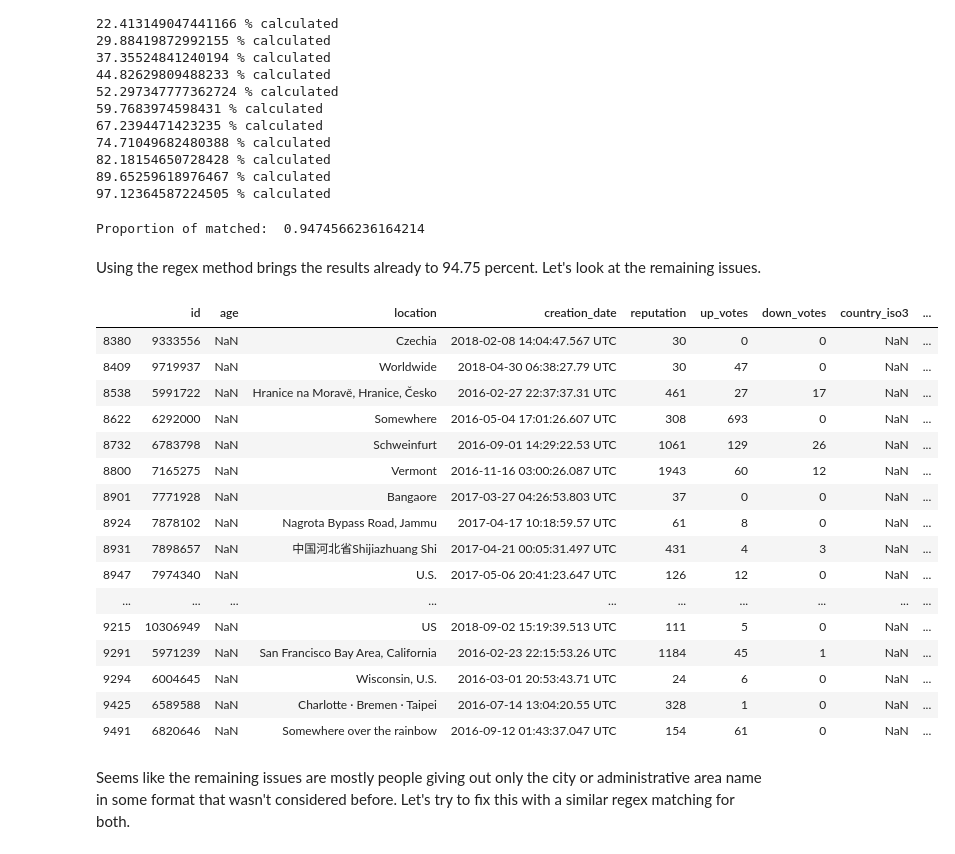
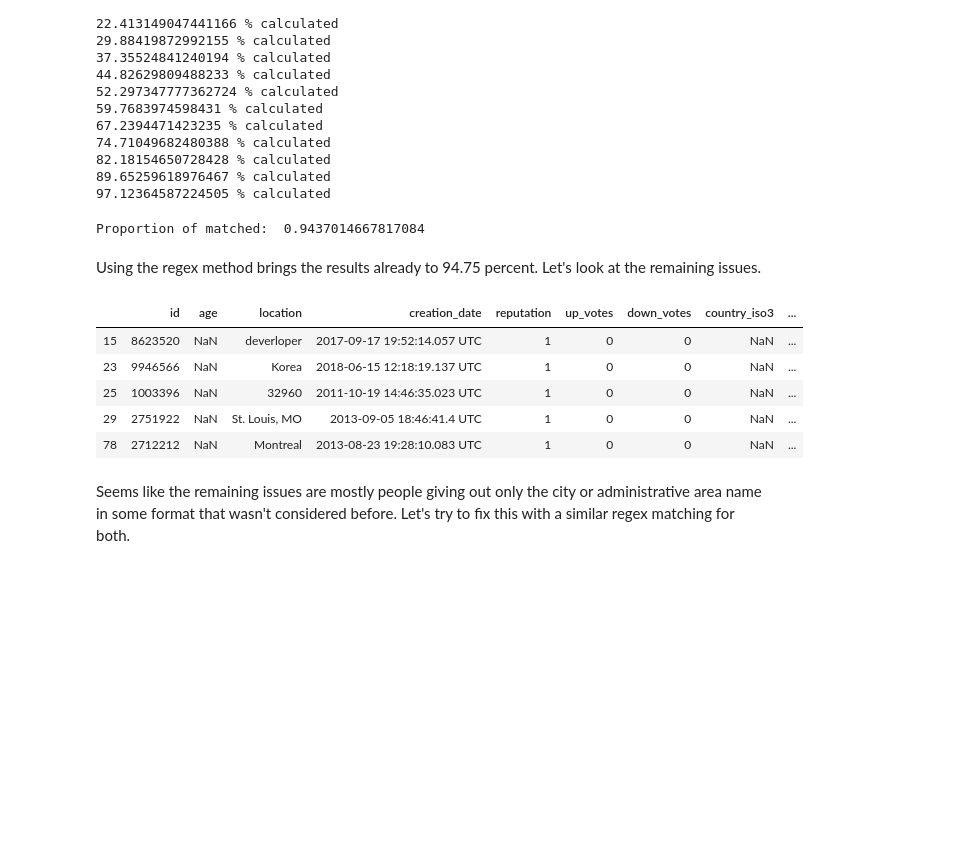
Before and after one commit to dinotuku/SOSN, a Jupyter notebook: clean_user_country.ipynb, the cells around one changed output. Cells and saved outputs as stored; diff of their text form; code cells hidden in the pictures; blank space fills up the shorter version.

```diff
--- a/clean_user_country.ipynb
+++ b/clean_user_country.ipynb
@@ -6,7 +5,7 @@ import country_converter as coco
 import warnings
 warnings.filterwarnings('ignore')
 # %%
-original_df = pd.read_csv("data/stackoverflow_users_all_notext.csv", nrows=10000)
+original_df = pd.read_csv("data/stackoverflow_users_all_notext.csv",nrows=20000)
 # %%
 """Show the data."""
 display(original_df[130:140])
@@ -184,29 +183,18 @@ clean_df.rename(columns={"COUNTRY_ALPHA3_CODE_x" : "country_iso3"}, inplace=True
 # %%
 print("Proportion of matched: ", sum(clean_df.country_iso3.notnull())/sum(clean_df.location.notnull()))
 # %% [output]
-Proportion of matched:  0.9474566236164214
+Proportion of matched:  0.9437014667817084
 # %% [markdown]
 Using the regex method brings the results already to 94.75 percent. Let's look at the remaining issues.
 # %%
-clean_df[clean_df.location.notnull() & clean_df.country_iso3.isnull()][160:180]
+clean_df[clean_df.location.notnull() & clean_df.country_iso3.isnull()].head()
 # %% [output]
 |  | id | age | location | creation_date | reputation | up_votes | down_votes | country_iso3 | ... |
-| 8380 | 9333556 | NaN | Czechia | 2018-02-08 14:04:47.567 UTC | 30 | 0 | 0 | NaN | ... |
-| 8409 | 9719937 | NaN | Worldwide | 2018-04-30 06:38:27.79 UTC | 30 | 47 | 0 | NaN | ... |
-| 8538 | 5991722 | NaN | Hranice na Moravě, Hranice, Česko | 2016-02-27 22:37:37.31 UTC | 461 | 27 | 17 | NaN | ... |
-| 8622 | 6292000 | NaN | Somewhere | 2016-05-04 17:01:26.607 UTC | 308 | 693 | 0 | NaN | ... |
-| 8732 | 6783798 | NaN | Schweinfurt | 2016-09-01 14:29:22.53 UTC | 1061 | 129 | 26 | NaN | ... |
-| 8800 | 7165275 | NaN | Vermont | 2016-11-16 03:00:26.087 UTC | 1943 | 60 | 12 | NaN | ... |
-| 8901 | 7771928 | NaN | Bangaore | 2017-03-27 04:26:53.803 UTC | 37 | 0 | 0 | NaN | ... |
-| 8924 | 7878102 | NaN | Nagrota Bypass Road, Jammu | 2017-04-17 10:18:59.57 UTC | 61 | 8 | 0 | NaN | ... |
-| 8931 | 7898657 | NaN | 中国河北省Shijiazhuang Shi | 2017-04-21 00:05:31.497 UTC | 431 | 4 | 3 | NaN | ... |
-| 8947 | 7974340 | NaN | U.S. | 2017-05-06 20:41:23.647 UTC | 126 | 12 | 0 | NaN | ... |
-| ... | ... | ... | ... | ... | ... | ... | ... | ... | ... |
-| 9215 | 10306949 | NaN | US | 2018-09-02 15:19:39.513 UTC | 111 | 5 | 0 | NaN | ... |
-| 9291 | 5971239 | NaN | San Francisco Bay Area, California | 2016-02-23 22:15:53.26 UTC | 1184 | 45 | 1 | NaN | ... |
-| 9294 | 6004645 | NaN | Wisconsin, U.S. | 2016-03-01 20:53:43.71 UTC | 24 | 6 | 0 | NaN | ... |
-| 9425 | 6589588 | NaN | Charlotte · Bremen · Taipei | 2016-07-14 13:04:20.55 UTC | 328 | 1 | 0 | NaN | ... |
-| 9491 | 6820646 | NaN | Somewhere over the rainbow | 2016-09-12 01:43:37.047 UTC | 154 | 61 | 0 | NaN | ... |
+| 15 | 8623520 | NaN | deverloper | 2017-09-17 19:52:14.057 UTC | 1 | 0 | 0 | NaN | ... |
+| 23 | 9946566 | NaN | Korea | 2018-06-15 12:18:19.137 UTC | 1 | 0 | 0 | NaN | ... |
+| 25 | 1003396 | NaN | 32960 | 2011-10-19 14:46:35.023 UTC | 1 | 0 | 0 | NaN | ... |
+| 29 | 2751922 | NaN | St. Louis, MO | 2013-09-05 18:46:41.4 UTC | 1 | 0 | 0 | NaN | ... |
+| 78 | 2712212 | NaN | Montreal | 2013-08-23 19:28:10.083 UTC | 1 | 0 | 0 | NaN | ... |
 # %% [markdown]
 Seems like the remaining issues are mostly people giving out only the city or administrative area name in some format that wasn't considered before. Let's try to fix this with a similar regex matching for both.
 # %%
```
Also changed, not shown: parts of 8 cells of this notebook.
